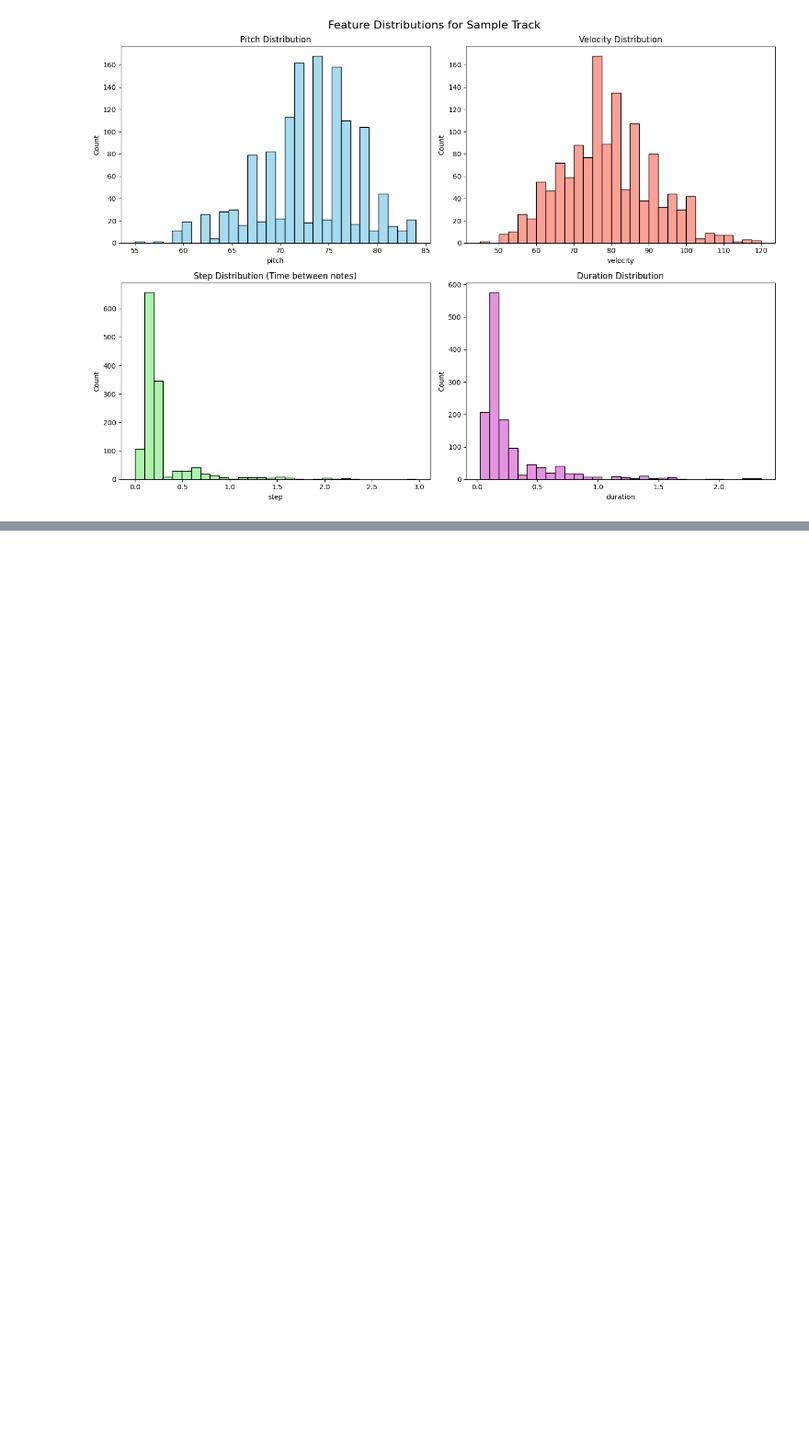
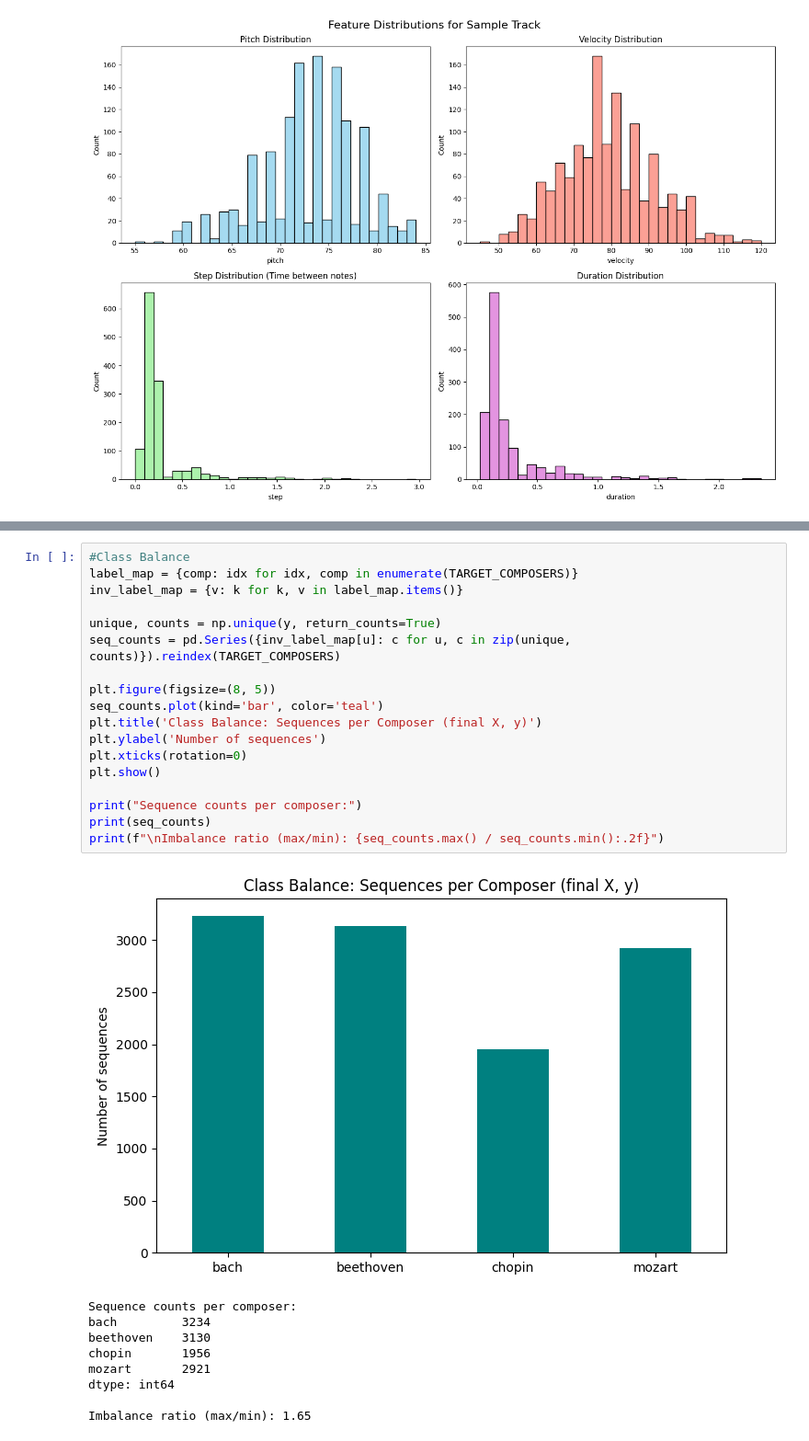
Before and after one commit to dsims21/AAI-511_Music-Identifier, a Jupyter notebook: AAI_511_Group_6_Final_Project.ipynb, the cells around one changed output, grey strips where cells are left out. Shown at 92% size. Saved outputs shown, nothing was run; the diff lists cells and outputs as text; blank space fills up the shorter version.

```diff
--- a/AAI_511_Group_6_Final_Project.ipynb
+++ b/AAI_511_Group_6_Final_Project.ipynb
@@ -247,0 +422,28 @@ if not df_files.empty and sample_notes is not None:
+# %%
+#Class Balance
+label_map = {comp: idx for idx, comp in enumerate(TARGET_COMPOSERS)}
+inv_label_map = {v: k for k, v in label_map.items()}
+
+unique, counts = np.unique(y, return_counts=True)
+seq_counts = pd.Series({inv_label_map[u]: c for u, c in zip(unique, counts)}).reindex(TARGET_COMPOSERS)
+
+plt.figure(figsize=(8, 5))
+seq_counts.plot(kind='bar', color='teal')
+plt.title('Class Balance: Sequences per Composer (final X, y)')
+plt.ylabel('Number of sequences')
+plt.xticks(rotation=0)
+plt.show()
+
+print("Sequence counts per composer:")
+print(seq_counts)
+print(f"\nImbalance ratio (max/min): {seq_counts.max() / seq_counts.min():.2f}")
+# %% [output]
+[figure, added]
+Sequence counts per composer:
+bach         3234
+beethoven    3130
+chopin       1956
+mozart       2921
+dtype: int64
+
+Imbalance ratio (max/min): 1.65
```
Also changed, not shown: parts of 11 cells of this notebook.
